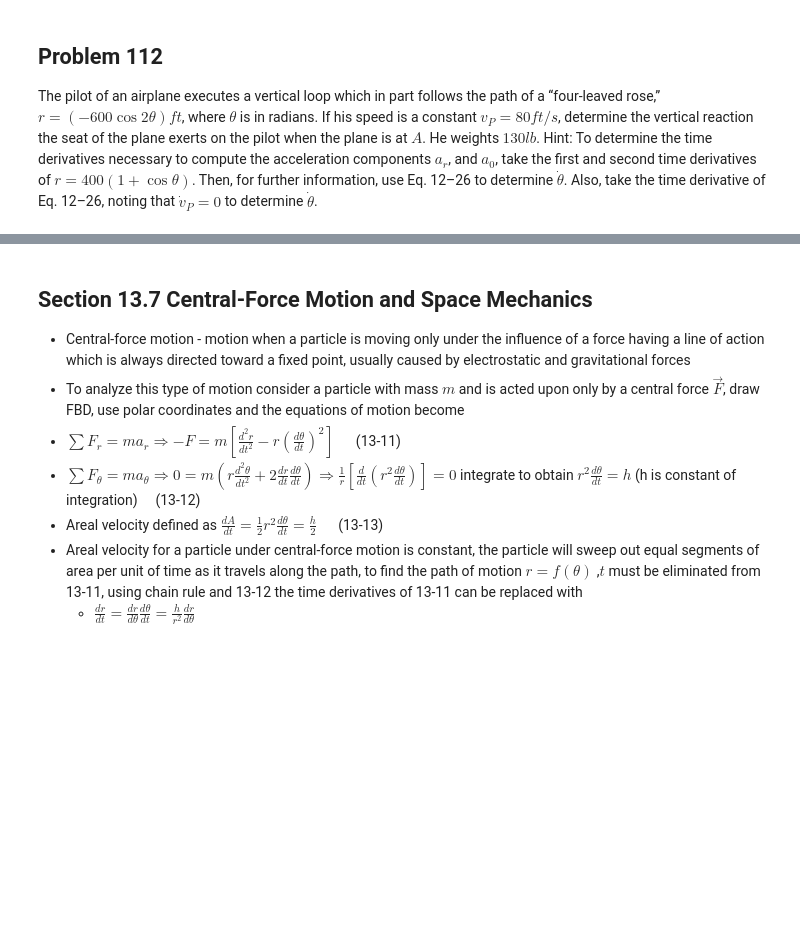
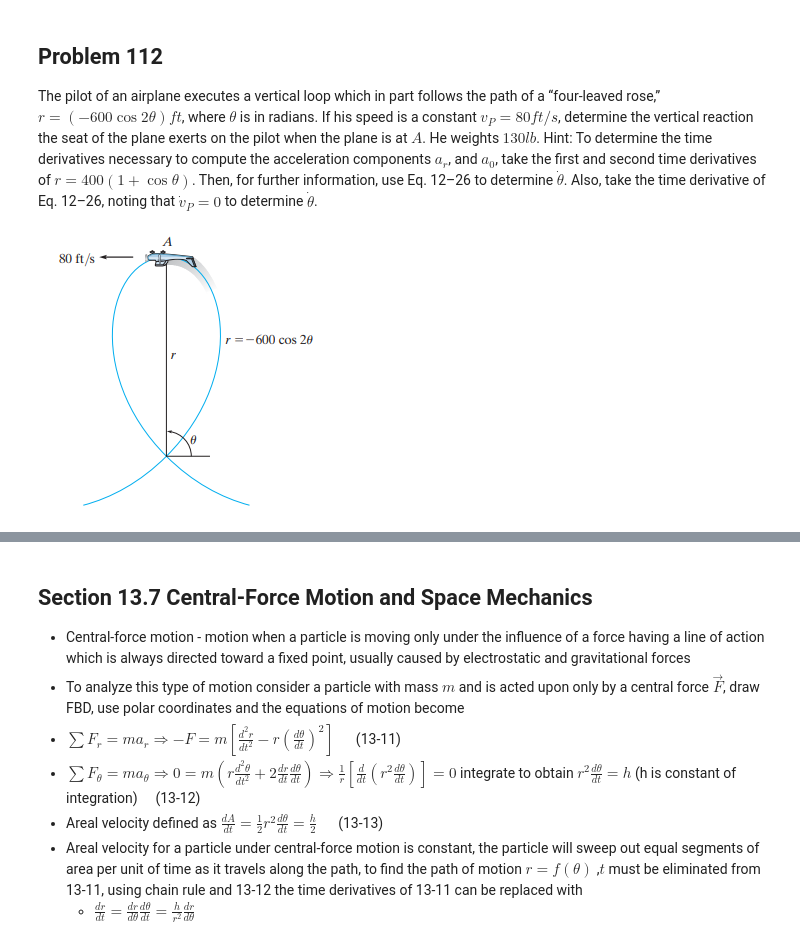
Before and after one commit to michaelhotchkiss/Dynamics, a Jupyter notebook: Chapter 13 - Kinematics of a Particle Force and Acceleration.ipynb, the cells around one changed output, grey strips where cells are left out. Saved outputs shown, nothing was run; the diff lists cells and outputs as text; code cells hidden in the pictures; blank space fills up the shorter version.

```diff
--- a/Chapter 13 - Kinematics of a Particle Force and Acceleration.ipynb
+++ b/Chapter 13 - Kinematics of a Particle Force and Acceleration.ipynb
@@ -204,6 +219,11 @@ derivatives of $r = 400(1 + \cos\theta)$. Then, for further information, use
 Eq. 12–26 to determine $\dot \theta$.
 Also, take the time derivative of Eq. 12–26, noting that
 $\dot v_P = 0$ to determine $\dot \theta$.
+# %%
+from IPython.display import Image
+Image("pictures/dynamics_13_112.png")
+# %% [output]
+[figure, added]
 # %%
 from sympy import symbols, diff, cos, sin, pi, lambdify, solve
 import numpy as np
```
Also changed, not shown: parts of 5 cells of this notebook, 6 other files.
